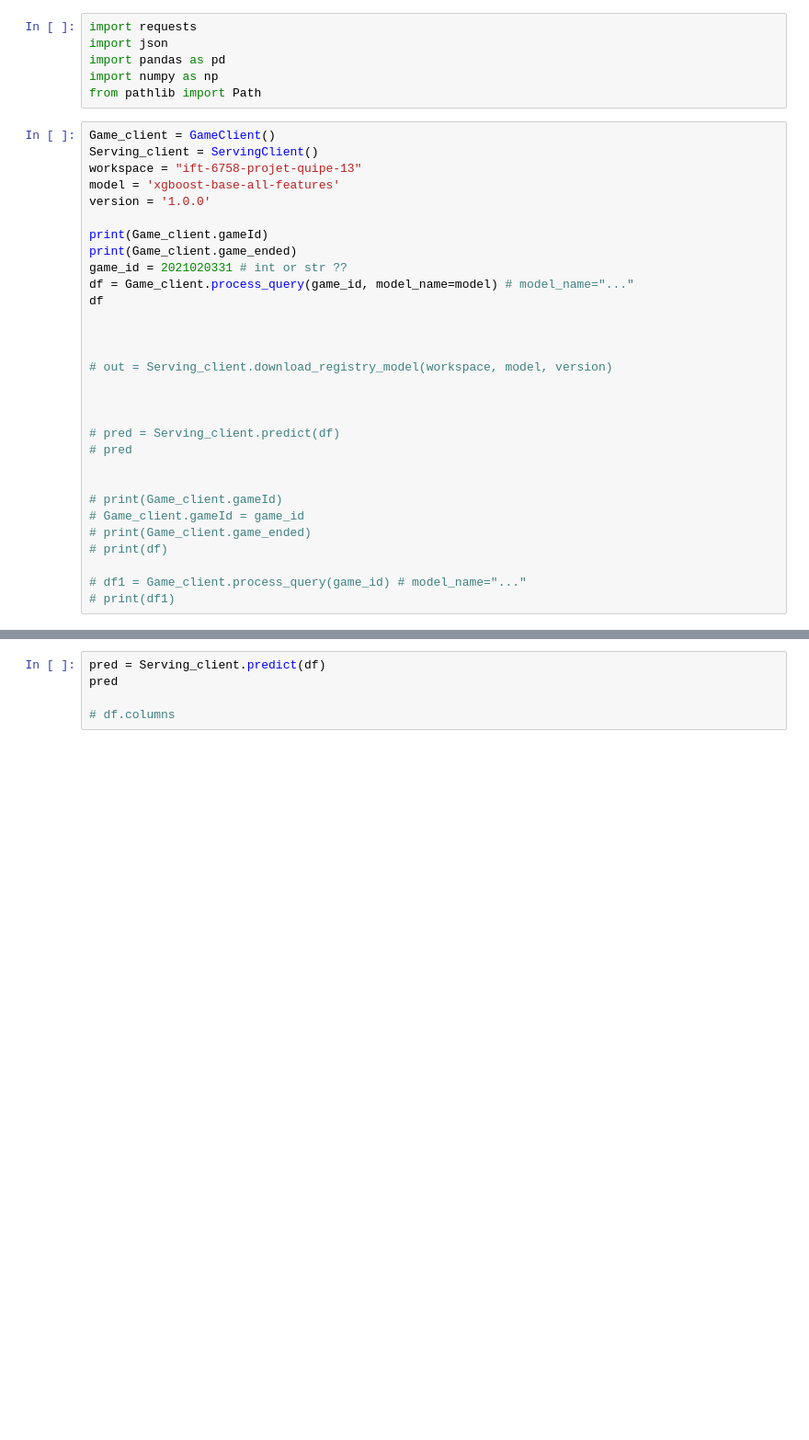
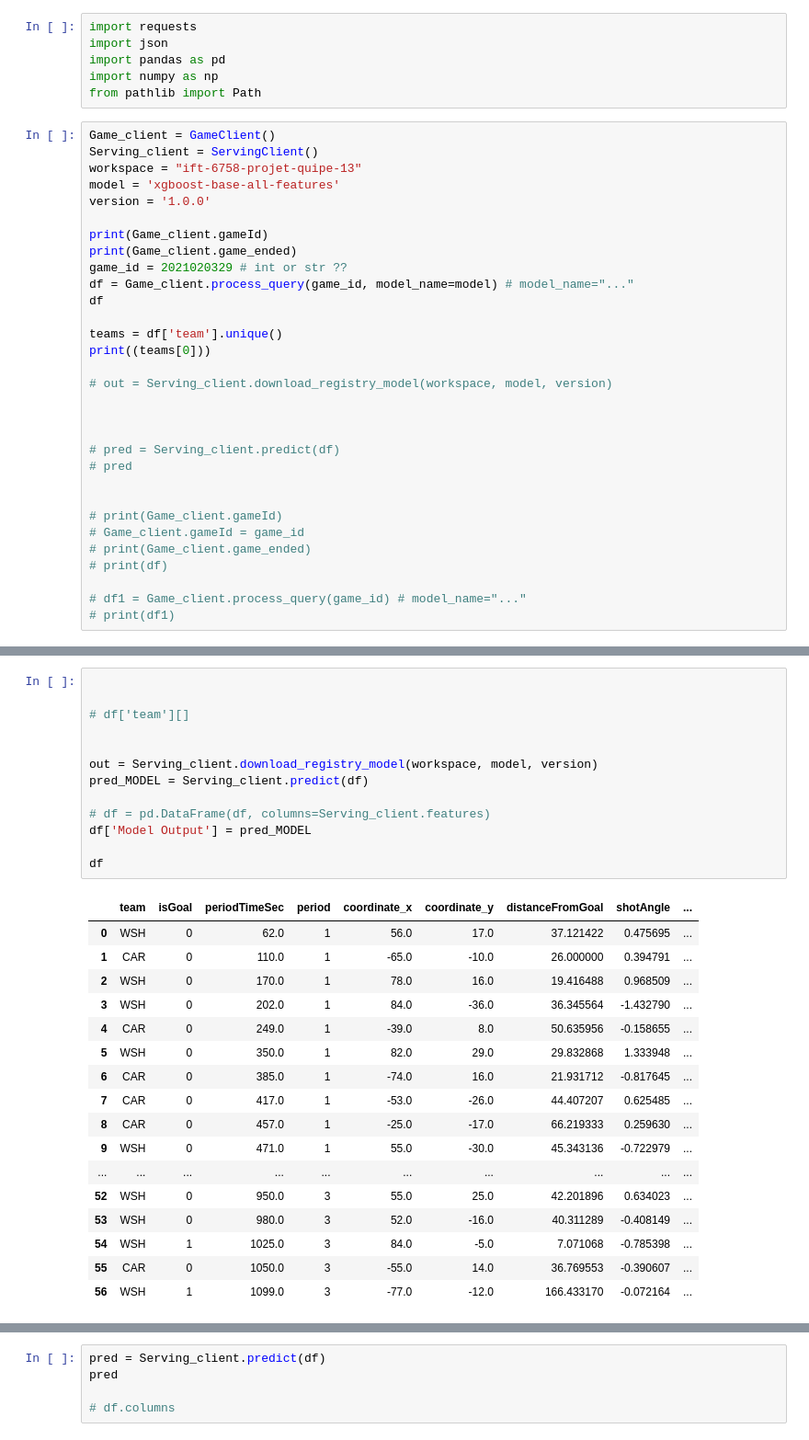
Before and after one commit to Hazot/Hockey-Score-Prediction-Tool, a Jupyter notebook: ift6758/ift6758/client/test_client.ipynb, the cells around one changed output, grey strips where cells are left out. Shown at 92% size. Cells and saved outputs as stored; diff of their text form; blank space fills up the shorter version.

```diff
--- a/ift6758/ift6758/client/test_client.ipynb
+++ b/ift6758/ift6758/client/test_client.ipynb
@@ -16,11 +16,12 @@ version = '1.0.0'
 
 print(Game_client.gameId)
 print(Game_client.game_ended)
-game_id = 2021020331 # int or str ??
+game_id = 2021020329 # int or str ??
 df = Game_client.process_query(game_id, model_name=model) # model_name="..."
 df
 
-
+teams = df['team'].unique()
+print((teams[0]))
 
 # out = Serving_client.download_registry_model(workspace, model, version)
 
@@ -63,0 +45,31 @@ df.loc[df['team']==teams[0] , 'coordinate_x']
+# %%
+
+
+# df['team'][]
+
+
+out = Serving_client.download_registry_model(workspace, model, version)
+pred_MODEL = Serving_client.predict(df)
+
+# df = pd.DataFrame(df, columns=Serving_client.features)
+df['Model Output'] = pred_MODEL
+
+df
+# %% [output]
+|  | team | isGoal | periodTimeSec | period | coordinate_x | coordinate_y | distanceFromGoal | shotAngle | ... |
+| 0 | WSH | 0 | 62.0 | 1 | 56.0 | 17.0 | 37.121422 | 0.475695 | ... |
+| 1 | CAR | 0 | 110.0 | 1 | -65.0 | -10.0 | 26.000000 | 0.394791 | ... |
+| 2 | WSH | 0 | 170.0 | 1 | 78.0 | 16.0 | 19.416488 | 0.968509 | ... |
+| 3 | WSH | 0 | 202.0 | 1 | 84.0 | -36.0 | 36.345564 | -1.432790 | ... |
+| 4 | CAR | 0 | 249.0 | 1 | -39.0 | 8.0 | 50.635956 | -0.158655 | ... |
+| 5 | WSH | 0 | 350.0 | 1 | 82.0 | 29.0 | 29.832868 | 1.333948 | ... |
+| 6 | CAR | 0 | 385.0 | 1 | -74.0 | 16.0 | 21.931712 | -0.817645 | ... |
+| 7 | CAR | 0 | 417.0 | 1 | -53.0 | -26.0 | 44.407207 | 0.625485 | ... |
+| 8 | CAR | 0 | 457.0 | 1 | -25.0 | -17.0 | 66.219333 | 0.259630 | ... |
+| 9 | WSH | 0 | 471.0 | 1 | 55.0 | -30.0 | 45.343136 | -0.722979 | ... |
+| ... | ... | ... | ... | ... | ... | ... | ... | ... | ... |
+| 52 | WSH | 0 | 950.0 | 3 | 55.0 | 25.0 | 42.201896 | 0.634023 | ... |
+| 53 | WSH | 0 | 980.0 | 3 | 52.0 | -16.0 | 40.311289 | -0.408149 | ... |
+| 54 | WSH | 1 | 1025.0 | 3 | 84.0 | -5.0 | 7.071068 | -0.785398 | ... |
+| 55 | CAR | 0 | 1050.0 | 3 | -55.0 | 14.0 | 36.769553 | -0.390607 | ... |
+| 56 | WSH | 1 | 1099.0 | 3 | -77.0 | -12.0 | 166.433170 | -0.072164 | ... |
```
Also changed, not shown: parts of 6 cells of this notebook, 2 other files.
